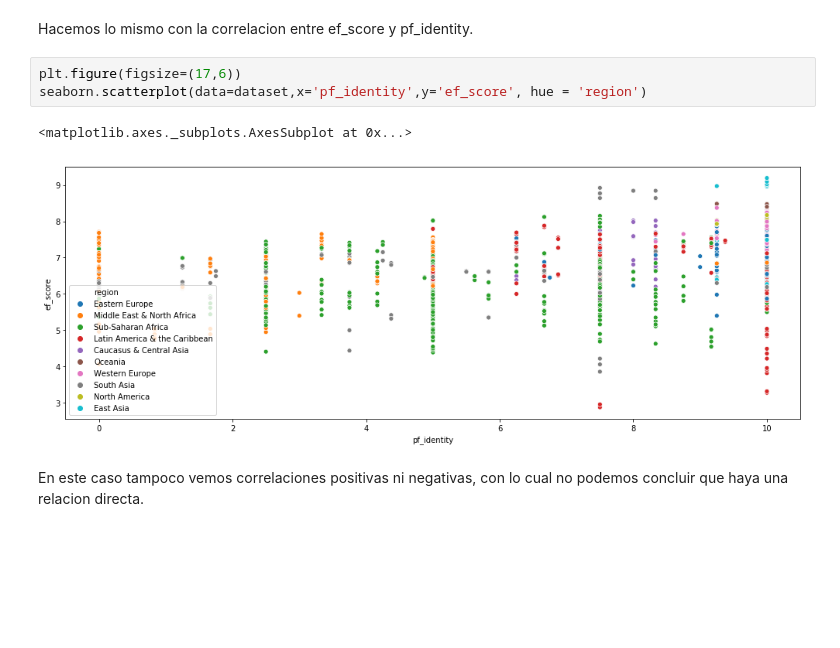
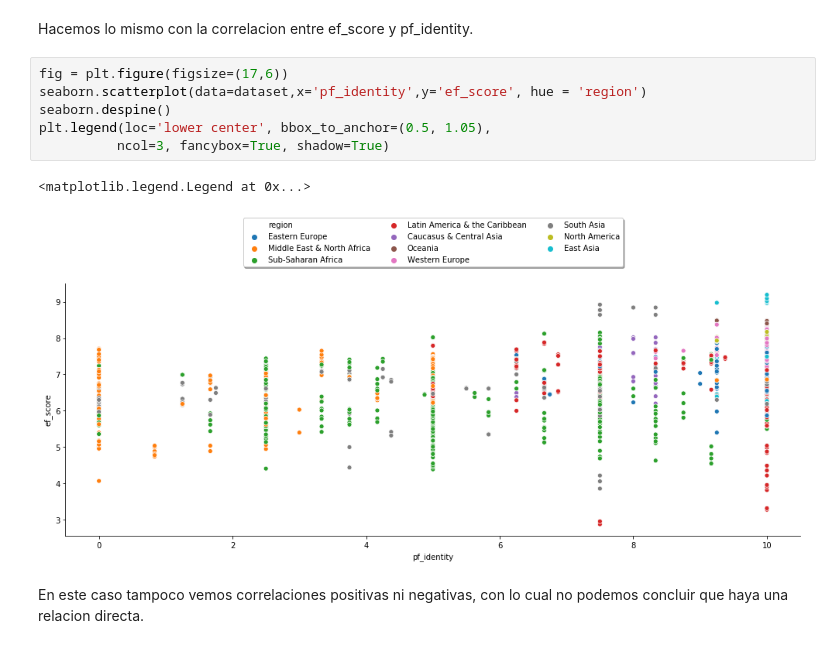
Before and after one commit to manquius/diplodatos_ayv, a Jupyter notebook: 02_practico_I.ipynb, the cells around one changed output. Cells and saved outputs as stored; diff of their text form; blank space fills up the shorter version.

```diff
--- a/02_practico_Sebastian.ipynb
+++ b/02_practico_I.ipynb
@@ -574,11 +658,14 @@ A primer vista los graficos no parecen demasiado diferentes. Observamos que los
 # %% [markdown]
 Hacemos lo mismo con la correlacion entre ef_score y pf_identity.
 # %%
-plt.figure(figsize=(17,6))
+fig = plt.figure(figsize=(17,6))
 seaborn.scatterplot(data=dataset,x='pf_identity',y='ef_score', hue = 'region')
+seaborn.despine()
+plt.legend(loc='lower center', bbox_to_anchor=(0.5, 1.05),
+          ncol=3, fancybox=True, shadow=True)
 # %% [output]
-<matplotlib.axes._subplots.AxesSubplot at 0x...>
+<matplotlib.legend.Legend at 0x...>
-[figure, old version]
+[figure, new version]
 # %% [markdown]
 En este caso tampoco vemos correlaciones positivas ni negativas, con lo cual no podemos concluir que haya una relacion directa.
 # %% [markdown]
```
Also changed, not shown: parts of 37 cells of this notebook, 1 other file.
